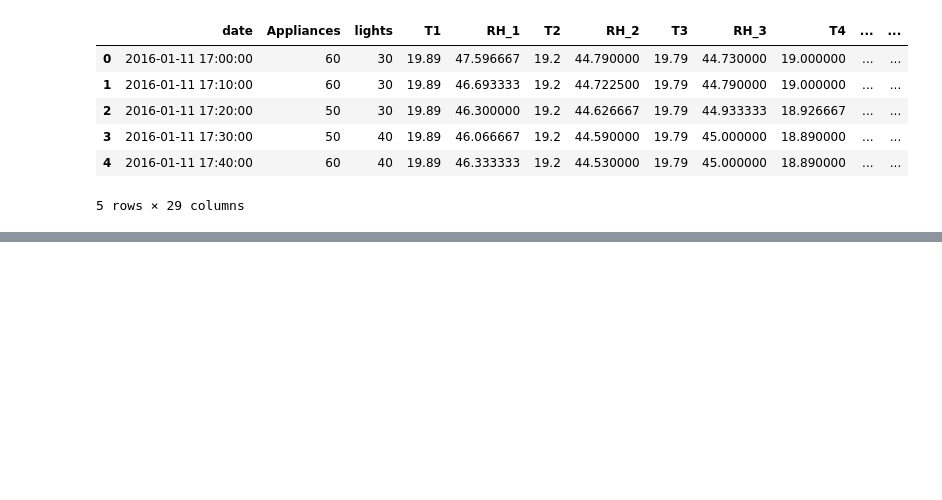
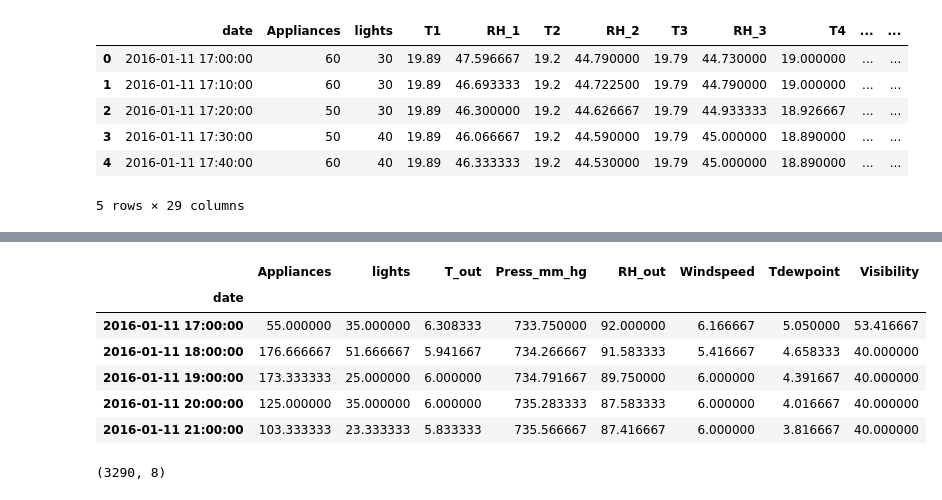
Before and after one commit to NishanD21/Energy-usage-of-appliances-Multivariate-Time-Series-Analysis, a Jupyter notebook: mva.ipynb, the cells around one changed output, grey strips where cells are left out. Saved outputs shown, nothing was run; the diff lists cells and outputs as text; code cells hidden in the pictures; blank space fills up the shorter version.

```diff
--- a/mva.ipynb
+++ b/mva.ipynb
@@ -28,0 +33,3 @@ df.head()
+# %%
+df = df[['date','Appliances','lights','T_out','Press_mm_hg','RH_out','Windspeed','Tdewpoint','Visibility']]
+df.head()
@@ -28,0 +56,17 @@ df.head()
+# %%
+df['date'] = pd.to_datetime(df['date'])
+df = df.set_index('date')
+df = df.resample('1H').mean()
+df.head()
+# %% [output]
+|  | Appliances | lights | T_out | Press_mm_hg | RH_out | Windspeed | Tdewpoint | Visibility |
+| date |  |  |  |  |  |  |  |  |
+| 2016-01-11 17:00:00 | 55.000000 | 35.000000 | 6.308333 | 733.750000 | 92.000000 | 6.166667 | 5.050000 | 53.416667 |
+| 2016-01-11 18:00:00 | 176.666667 | 51.666667 | 5.941667 | 734.266667 | 91.583333 | 5.416667 | 4.658333 | 40.000000 |
+| 2016-01-11 19:00:00 | 173.333333 | 25.000000 | 6.000000 | 734.791667 | 89.750000 | 6.000000 | 4.391667 | 40.000000 |
+| 2016-01-11 20:00:00 | 125.000000 | 35.000000 | 6.000000 | 735.283333 | 87.583333 | 6.000000 | 4.016667 | 40.000000 |
+| 2016-01-11 21:00:00 | 103.333333 | 23.333333 | 5.833333 | 735.566667 | 87.416667 | 6.000000 | 3.816667 | 40.000000 |
+# %%
+df.shape
+# %% [output]
+(3290, 8)
```
Also changed, not shown: parts of 7 cells of this notebook.
